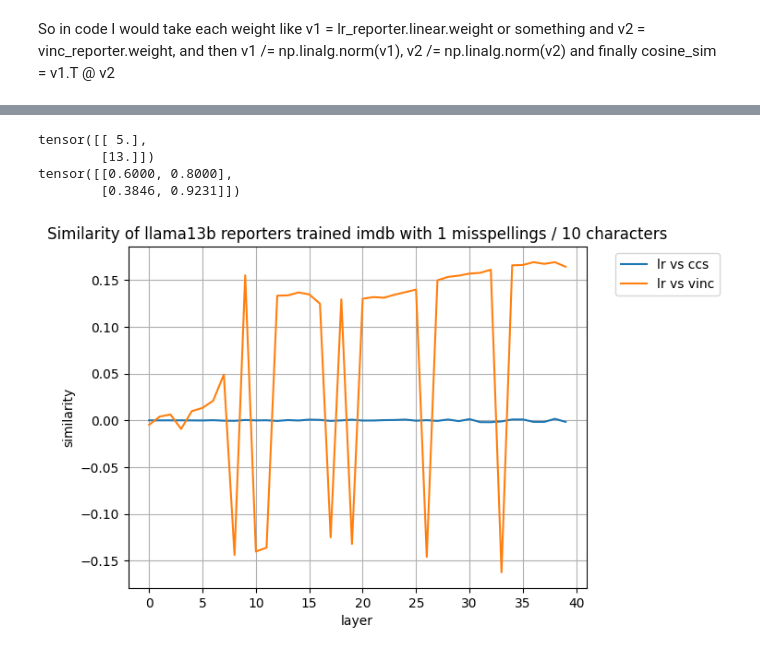
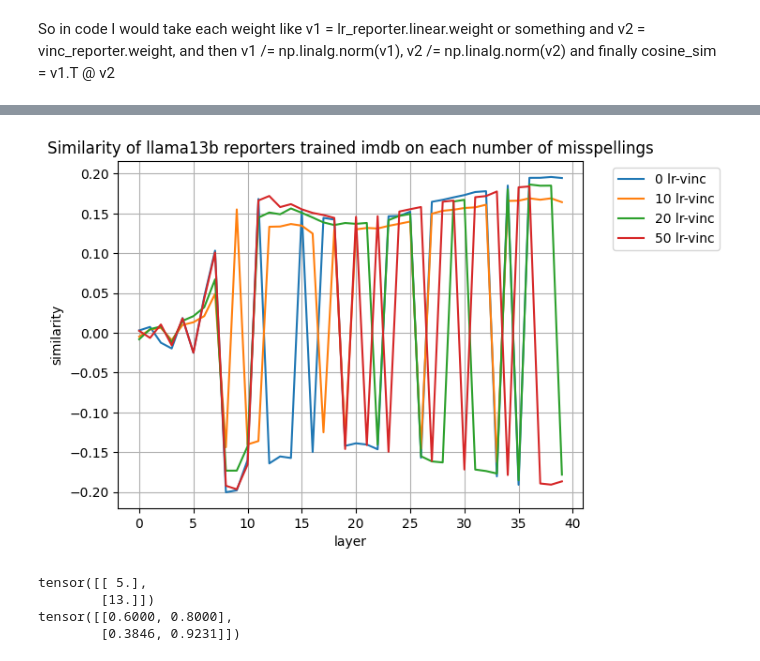
Before and after one commit to EleutherAI/elk, a Jupyter notebook: similarity.ipynb, the cells around one changed output, grey strips where cells are left out. Drawn from its saved outputs; the diff is of its cells as text; code cells hidden in the pictures.

Commit message:
similarity

```diff
--- a/similarity.ipynb
+++ b/similarity.ipynb
@@ -44,8 +44,8 @@ def get_norm_weights(data: dict, dataset: str, ccs_path: str, vinc_path: str, lr
         magnitude = torch.norm(weights, dim=-1, keepdim=True)
         data[(dataset, reporter)] = weights/magnitude
 
-    return data
+    data
 
-def similarity(rep1_normalized: str, rep2_normalized: str):
+def similarity(rep1_normalized, rep2_normalized):
     cosine_sim = torch.einsum("ij,ij->i", rep1_normalized, rep2_normalized)
     return cosine_sim
@@ -61,0 +92,47 @@ data = get_norm_weights(data, dataset, ccs_path, vinc_path, lr_path, lr2_path)
+# %%
+sim = {}
+
+for d in [0,10,20,50]:
+
+    dataset = f"imdb_misspelled_{d}"
+
+    sim[(dataset, 'lr-lr2')] = similarity(data[(dataset,'lr')], data[(dataset,'lr2')])
+    sim[(dataset, 'lr-ccs')] = similarity(data[(dataset,'lr')], data[(dataset,'ccs')])
+    sim[(dataset, 'lr-vinc')] = similarity(data[(dataset,'lr')], data[(dataset,'vinc')])
+    sim[(dataset, 'lr2-ccs')] = similarity(data[(dataset,'lr2')], data[(dataset,'ccs')])
+    sim[(dataset, 'lr2-vinc')] = similarity(data[(dataset,'lr2')], data[(dataset,'vinc')])
+    sim[(dataset, 'ccs-vinc')] = similarity(data[(dataset,'ccs')], data[(dataset,'vinc')])
+# %%
+model = 'llama13b'
+
+fig, ax = plt.subplots()
+ax.set_title(fr"Similarity of {model} reporters trained imdb on each number of misspellings")
+ax.set_xlabel("layer")
+ax.set_ylabel("similarity")
+ax.grid(True)
+
+# Set line colors and styles
+# line_colors = ['black', 'blue', 'red', 'green', 'orange','purple', 'teal', 'pink', 'sage', 'grey']
+# ccs_line_style = '--'
+# lr_line_style = ':'
+# zs_line_style = '-.'
+for d in [0,10,20,50]:
+
+    dataset = f"imdb_misspelled_{d}"
+    if d == 0:
+
+        #ax.plot(layers_arr, sim[(dataset, 'lr-lr2')], label = f"{d} lr-lr2")
+        #ax.plot(layers_arr, sim[(dataset, 'lr-ccs')], label = f"{d} lr-ccs")
+        ax.plot(layers_arr, sim[(dataset, 'lr-vinc')], label = f"{d} lr-vinc")
+
+    else:
+
+        #ax.plot(layers_arr, sim[(dataset, 'lr-lr2')], label = f"{d} lr-lr2")
+        #ax.plot(layers_arr, sim[(dataset, 'lr-ccs')], label = f"{d} lr-ccs")
+        ax.plot(layers_arr, sim[(dataset, 'lr-vinc')], label = f"{d} lr-vinc")
+
+
+ax.legend(bbox_to_anchor=(1.05, 1), loc='upper left')
+plt.show()
+# %% [output]
+[figure, added]
@@ -76,23 +185,0 @@ sim_lr1_vinc = similarity(data[('imdb_misspelled_10','lr')], data[('imdb_misspel
-# %%
-model = 'llama13b'
-
-fig, ax = plt.subplots()
-ax.set_title(fr"Similarity of {model} reporters trained imdb with 1 misspellings / 10 characters")
-ax.set_xlabel("layer")
-ax.set_ylabel("similarity")
-ax.grid(True)
-
-# Set line colors and styles
-# line_colors = ['black', 'blue', 'red', 'green', 'orange','purple', 'teal', 'pink', 'sage', 'grey']
-# ccs_line_style = '--'
-# lr_line_style = ':'
-# zs_line_style = '-.'
-
-#ax.plot(layers_arr,sim_lr1_lr2, label = "lr vs lr2")
-ax.plot(layers_arr,sim_lr1_ccs, label = "lr vs ccs")
-ax.plot(layers_arr,sim_lr1_vinc, label = "lr vs vinc")
-
-ax.legend(bbox_to_anchor=(1.05, 1), loc='upper left')
-plt.show()
-# %% [output]
-[figure, removed]
```
Also changed, not shown: parts of 9 cells of this notebook.
